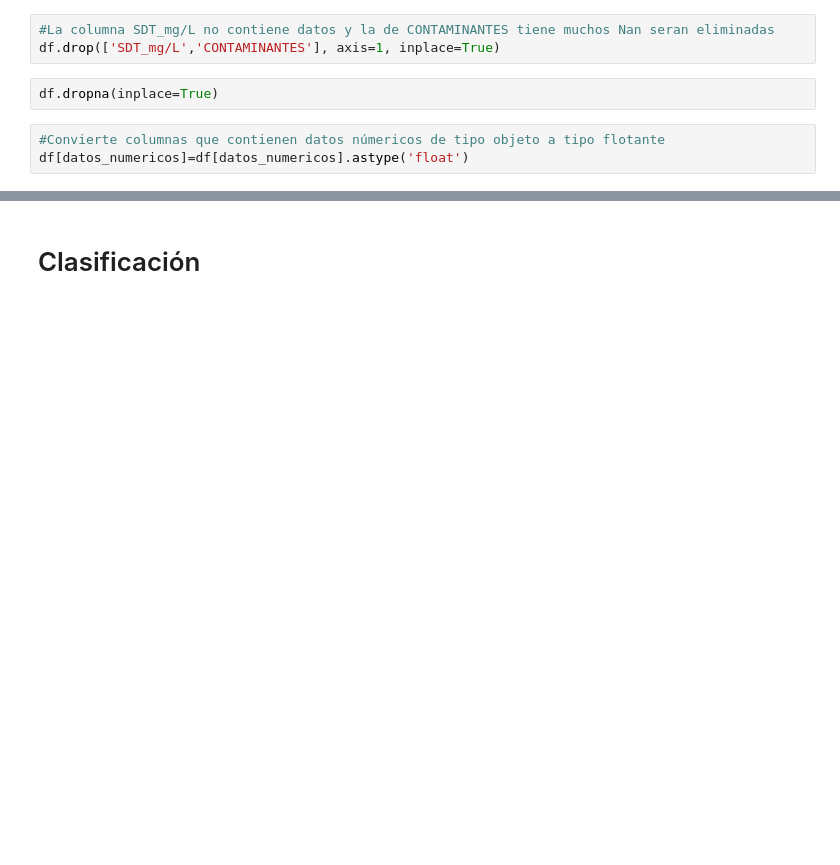
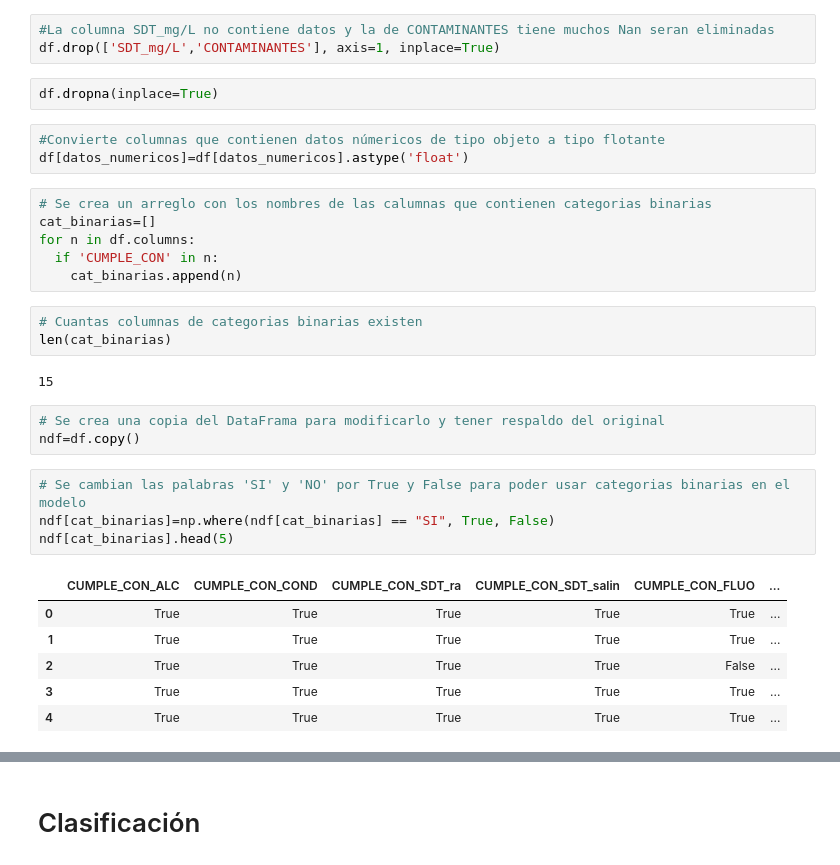
Before and after one commit to PosgradoMNA/actividades-del-projecto-equipo-13, a Jupyter notebook: Reto/Reto_Entrega_2_Clasificación_ensambles_y_presentacion_ejecutiva_JuanSebastianOrtegaBriones_A01794327.ipynb, the cells around one changed output, grey strips where cells are left out. Saved outputs shown, nothing was run; the diff lists cells and outputs as text; blank space fills up the shorter version.

```diff
--- a/Reto/Reto_Entrega_2_Clasificación_ensambles_y_presentacion_ejecutiva_JuanSebastianOrtegaBriones_A01794327.ipynb
+++ b/Reto/Reto_Entrega_2_Clasificación_ensambles_y_presentacion_ejecutiva_JuanSebastianOrtegaBriones_A01794327.ipynb
@@ -63,3 +56,28 @@ df.dropna(inplace=True)
 # %%
 #Convierte columnas que contienen datos númericos de tipo objeto a tipo flotante
 df[datos_numericos]=df[datos_numericos].astype('float')
+# %%
+# Se crea un arreglo con los nombres de las calumnas que contienen categorias binarias
+cat_binarias=[]
+for n in df.columns:
+  if 'CUMPLE_CON' in n:
+    cat_binarias.append(n)
+# %%
+# Cuantas columnas de categorias binarias existen
+len(cat_binarias)
+# %% [output]
+15
+# %%
+# Se crea una copia del DataFrama para modificarlo y tener respaldo del original
+ndf=df.copy()
+# %%
+# Se cambian las palabras 'SI' y 'NO' por True y False para poder usar categorias binarias en el modelo
+ndf[cat_binarias]=np.where(ndf[cat_binarias] == "SI", True, False)
+ndf[cat_binarias].head(5)
+# %% [output]
+|  | CUMPLE_CON_ALC | CUMPLE_CON_COND | CUMPLE_CON_SDT_ra | CUMPLE_CON_SDT_salin | CUMPLE_CON_FLUO | ... |
+| 0 | True | True | True | True | True | ... |
+| 1 | True | True | True | True | True | ... |
+| 2 | True | True | True | True | False | ... |
+| 3 | True | True | True | True | True | ... |
+| 4 | True | True | True | True | True | ... |
```
Also changed, not shown: parts of 26 cells of this notebook.
